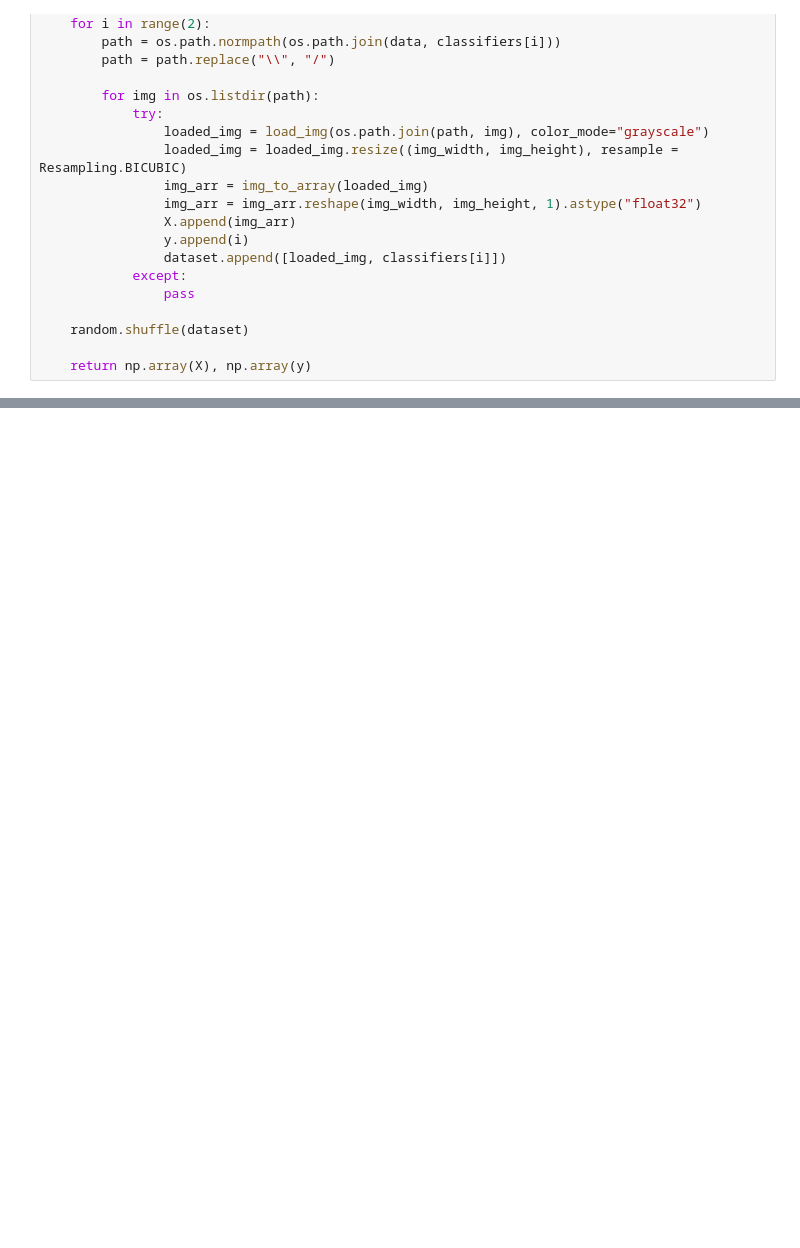
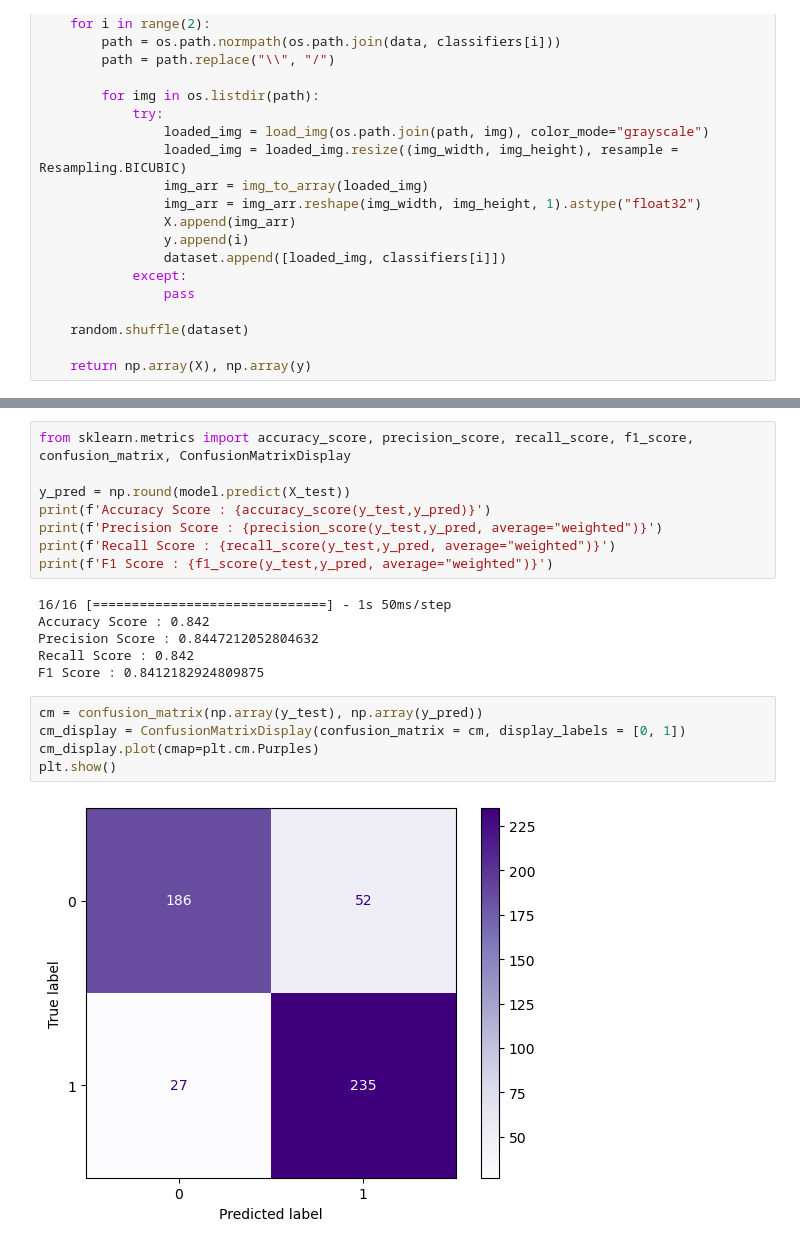
Before and after one commit to mhong124/FractureClassification, a Jupyter notebook: Fracture.ipynb, the cells around one changed output, grey strips where cells are left out. Saved outputs shown, nothing was run; the diff lists cells and outputs as text; blank space fills up the shorter version.

Commit message:
cmap

```diff
--- a/Fracture.ipynb
+++ b/Fracture.ipynb
@@ -99,0 +168,21 @@ model = Sequential([
+# %%
+from sklearn.metrics import accuracy_score, precision_score, recall_score, f1_score, confusion_matrix, ConfusionMatrixDisplay
+
+y_pred = np.round(model.predict(X_test))
+print(f'Accuracy Score : {accuracy_score(y_test,y_pred)}')
+print(f'Precision Score : {precision_score(y_test,y_pred, average="weighted")}')
+print(f'Recall Score : {recall_score(y_test,y_pred, average="weighted")}')
+print(f'F1 Score : {f1_score(y_test,y_pred, average="weighted")}')
+# %% [output]
+16/16 [==============================] - 1s 50ms/step
+Accuracy Score : 0.842
+Precision Score : 0.8447212052804632
+Recall Score : 0.842
+F1 Score : 0.8412182924809875
+# %%
+cm = confusion_matrix(np.array(y_test), np.array(y_pred))
+cm_display = ConfusionMatrixDisplay(confusion_matrix = cm, display_labels = [0, 1])
+cm_display.plot(cmap=plt.cm.Purples)
+plt.show()
+# %% [output]
+[figure, added]
```
Also changed, not shown: parts of 7 cells of this notebook.
